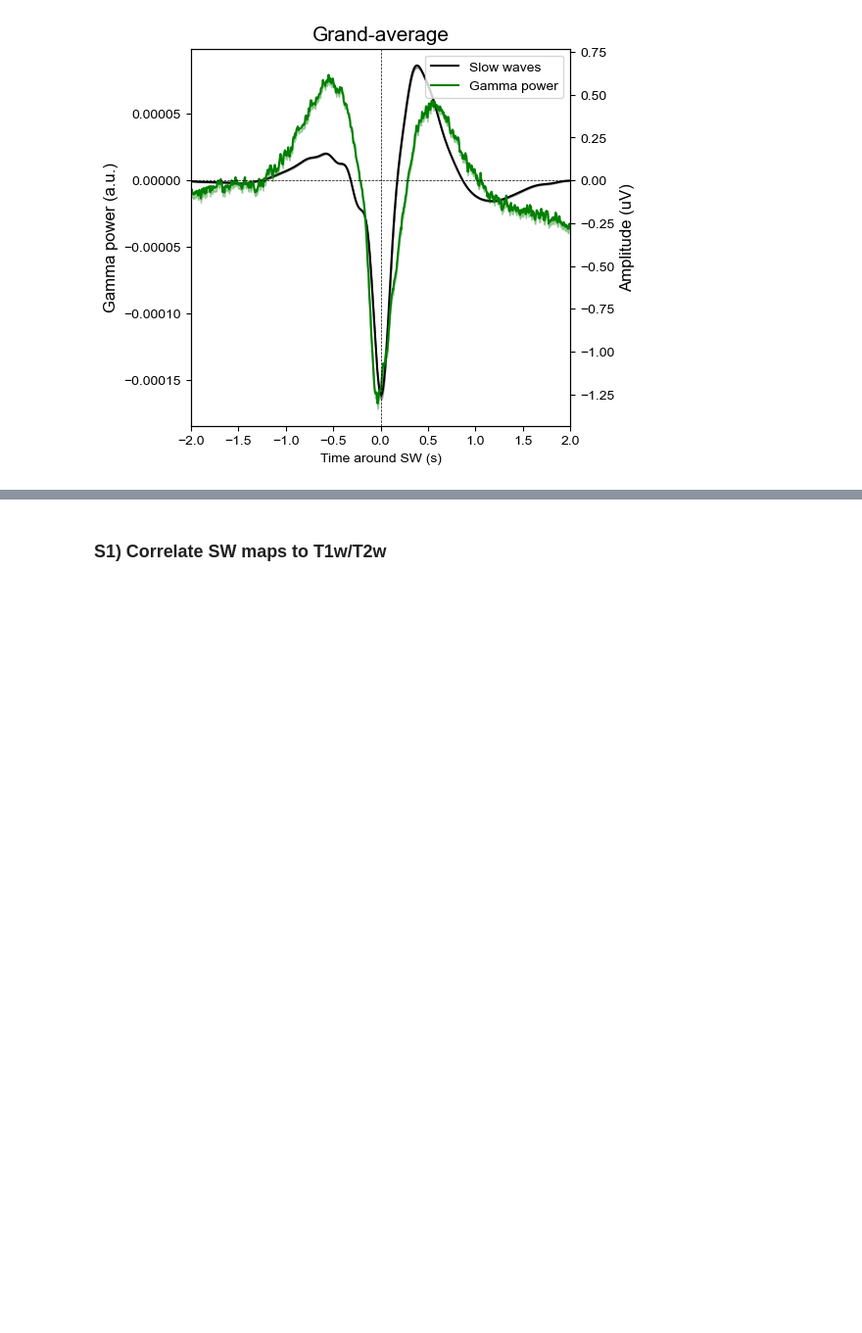
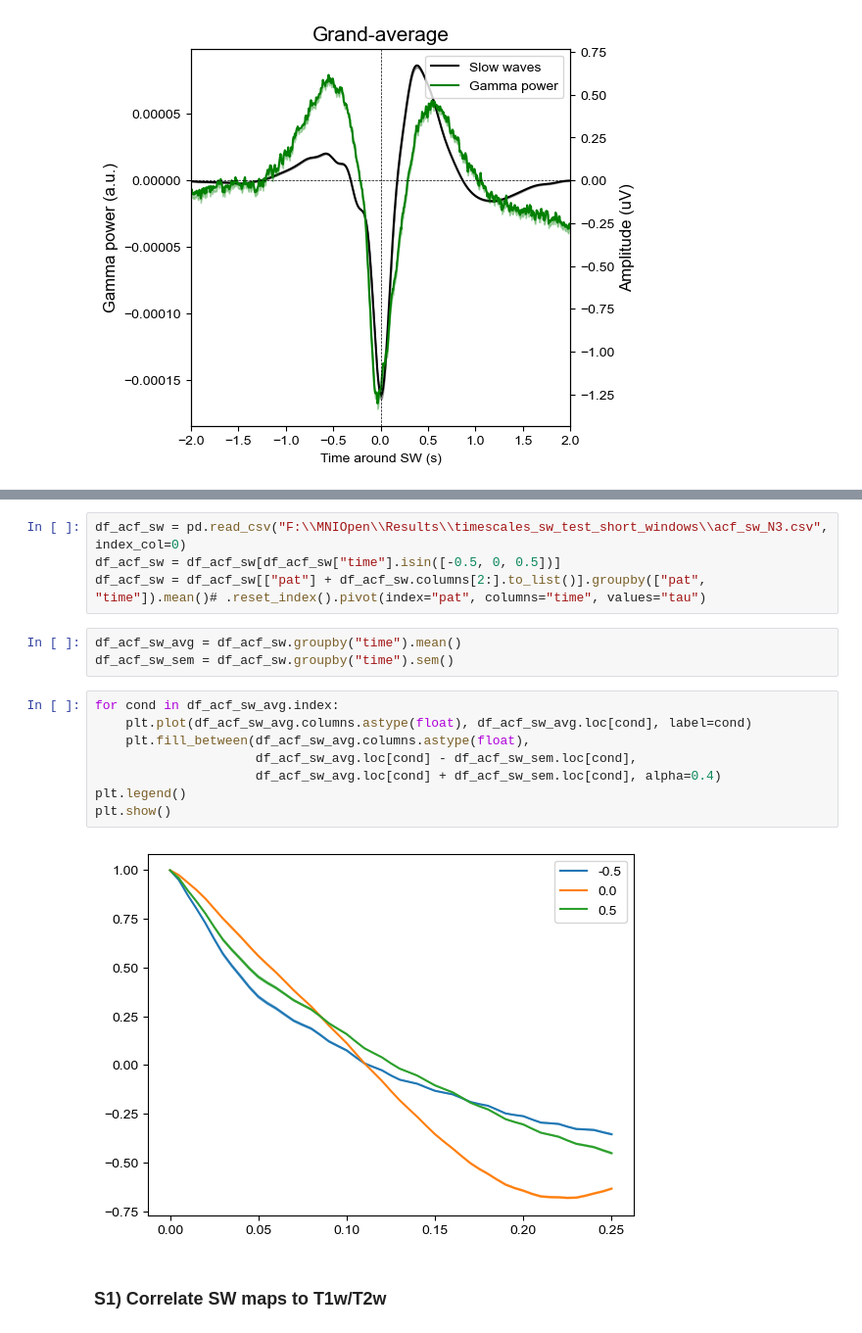
Before and after one commit to cusinatr/MNI-Analysis, a Jupyter notebook: Analysis/Fig_sw.ipynb, the cells around one changed output, grey strips where cells are left out. Shown at 98% size. Cells and saved outputs as stored; diff of their text form; blank space fills up the shorter version.

```diff
--- a/Analysis/Fig_sw.ipynb
+++ b/Analysis/Fig_sw.ipynb
@@ -390,3 +390,20 @@ alpha=0.4
+# %%
+df_acf_sw = pd.read_csv("F:\\MNIOpen\\Results\\timescales_sw_test_short_windows\\acf_sw_N3.csv", index_col=0)
+df_acf_sw = df_acf_sw[df_acf_sw["time"].isin([-0.5, 0, 0.5])]
+df_acf_sw = df_acf_sw[["pat"] + df_acf_sw.columns[2:].to_list()].groupby(["pat", "time"]).mean()# .reset_index().pivot(index="pat", columns="time", values="tau")
+# %%
+df_acf_sw_avg = df_acf_sw.groupby("time").mean()
+df_acf_sw_sem = df_acf_sw.groupby("time").sem()
+# %%
+for cond in df_acf_sw_avg.index:
+    plt.plot(df_acf_sw_avg.columns.astype(float), df_acf_sw_avg.loc[cond], label=cond)
+    plt.fill_between(df_acf_sw_avg.columns.astype(float),
+                     df_acf_sw_avg.loc[cond] - df_acf_sw_sem.loc[cond],
+                     df_acf_sw_avg.loc[cond] + df_acf_sw_sem.loc[cond], alpha=0.4)
+plt.legend()
+plt.show()
+# %% [output]
+[figure, added]
 # %% [markdown]
 ### S1) Correlate SW maps to T1w/T2w
 # %%
```
Also changed, not shown: parts of 2 cells of this notebook.
